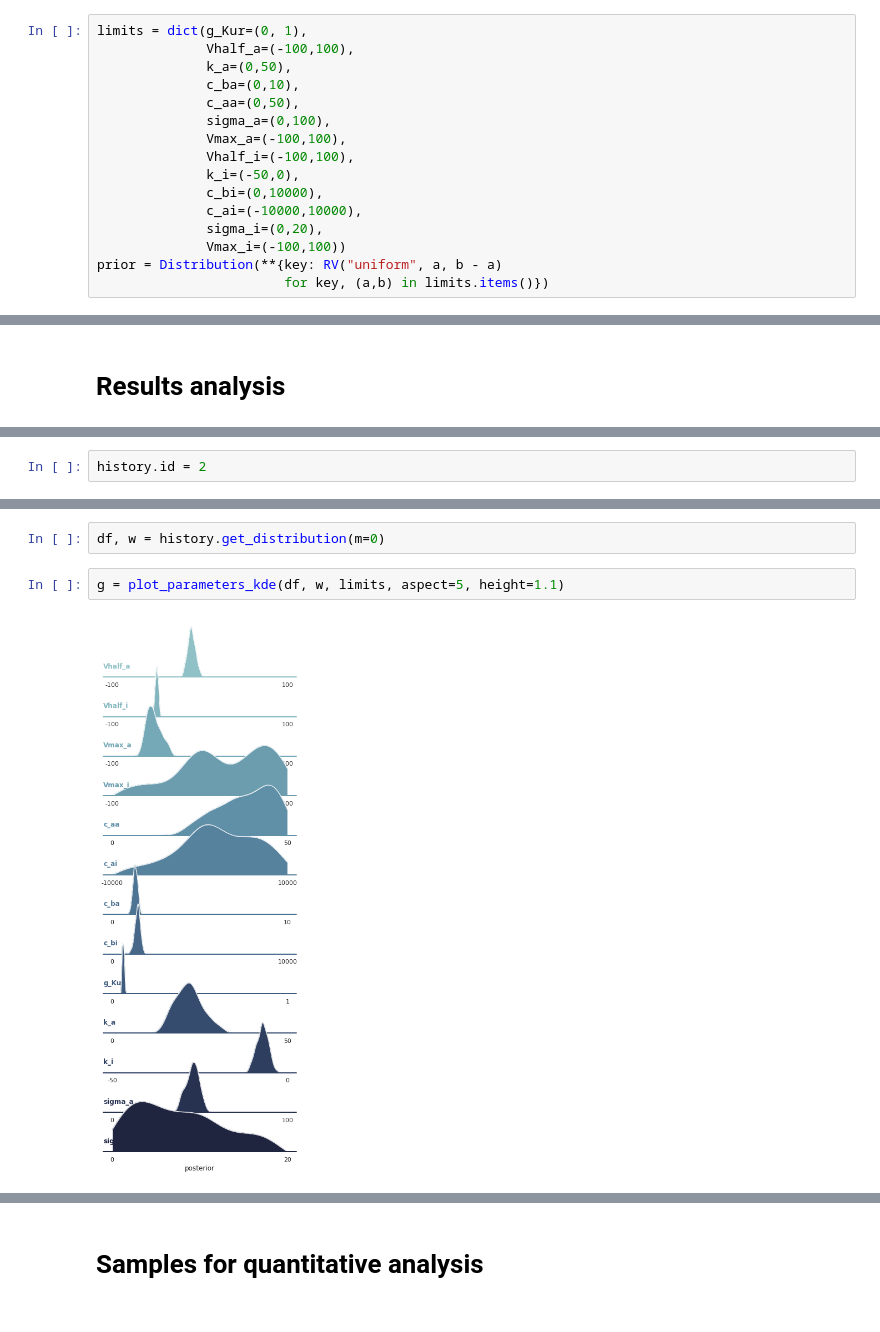
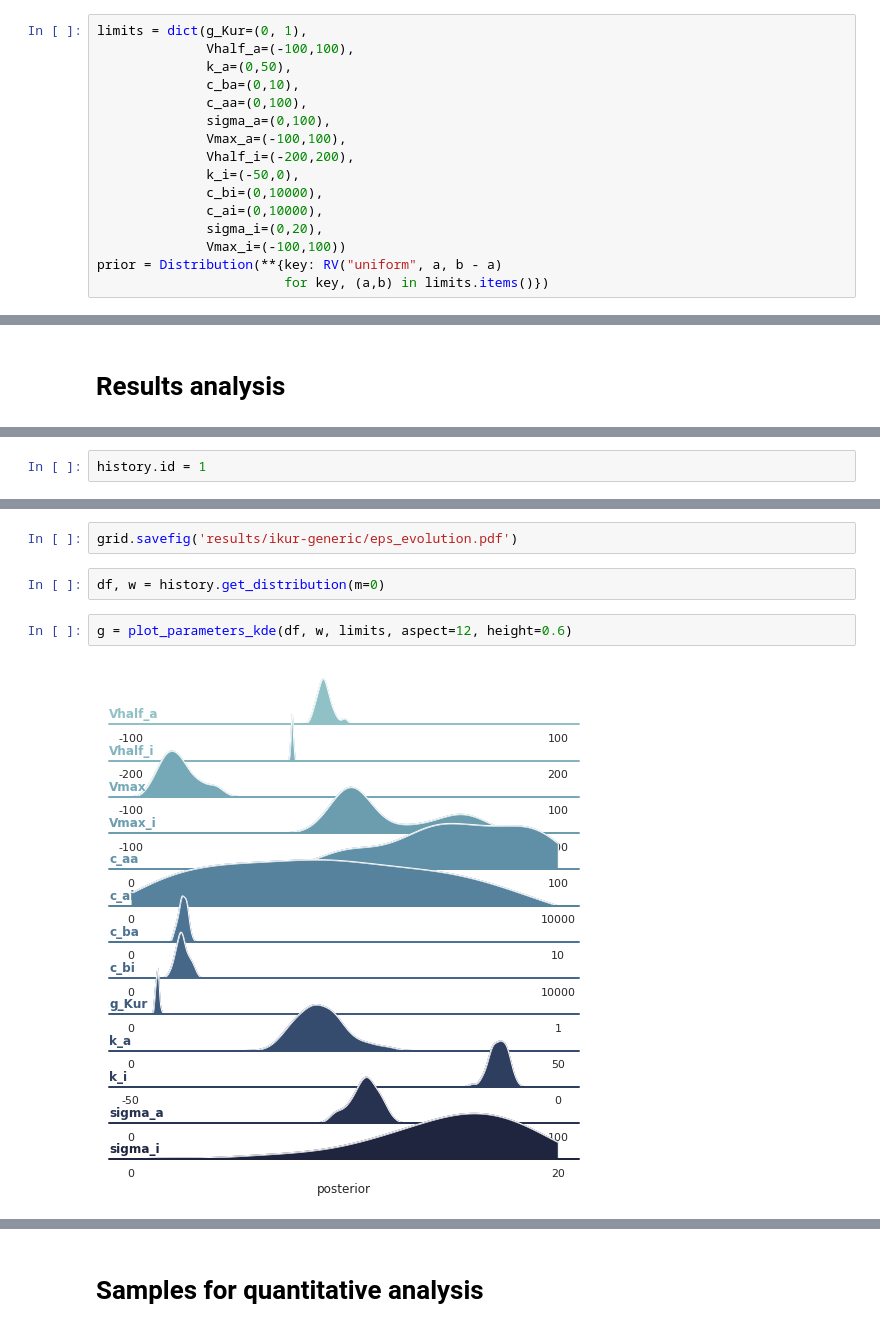
Before and after one commit to charleshouston/ion-channel-ABC, a Jupyter notebook: docs/examples/hl-1_ikur-generic.ipynb, the cells around one changed output, grey strips where cells are left out. Drawn from its saved outputs; the diff is of its cells as text.

```diff
--- a/docs/examples/hl-1_ikur-generic.ipynb
+++ b/docs/examples/hl-1_ikur-generic.ipynb
@@ -52,13 +52,13 @@ limits = dict(g_Kur=(0, 1),
               Vhalf_a=(-100,100),
               k_a=(0,50),
               c_ba=(0,10),
-              c_aa=(0,50),
+              c_aa=(0,100),
               sigma_a=(0,100),
               Vmax_a=(-100,100),
-              Vhalf_i=(-100,100),
+              Vhalf_i=(-200,200),
               k_i=(-50,0),
               c_bi=(0,10000),
-              c_ai=(-10000,10000),
+              c_ai=(0,10000),
               sigma_i=(0,20),
               Vmax_i=(-100,100))
 prior = Distribution(**{key: RV("uniform", a, b - a)
@@ -177,5 +179,5 @@ history.all_runs()
 # %%
-history.id = 2
+history.id = 1
 # %%
 sns.set_context('talk')
 evolution = history.get_all_populations()
@@ -186,6 +187,8 @@ grid = sns.relplot(x='t', y='epsilon', size='samples', data=evolution[evolution.
+# %%
+grid.savefig('results/ikur-generic/eps_evolution.pdf')
 # %%
 df, w = history.get_distribution(m=0)
 # %%
-g = plot_parameters_kde(df, w, limits, aspect=5, height=1.1)
+g = plot_parameters_kde(df, w, limits, aspect=12, height=0.6)
 # %% [output]
-[figure, old version]
+[figure, new version]
```
Also changed, not shown: parts of 26 cells of this notebook, 4 other files.
